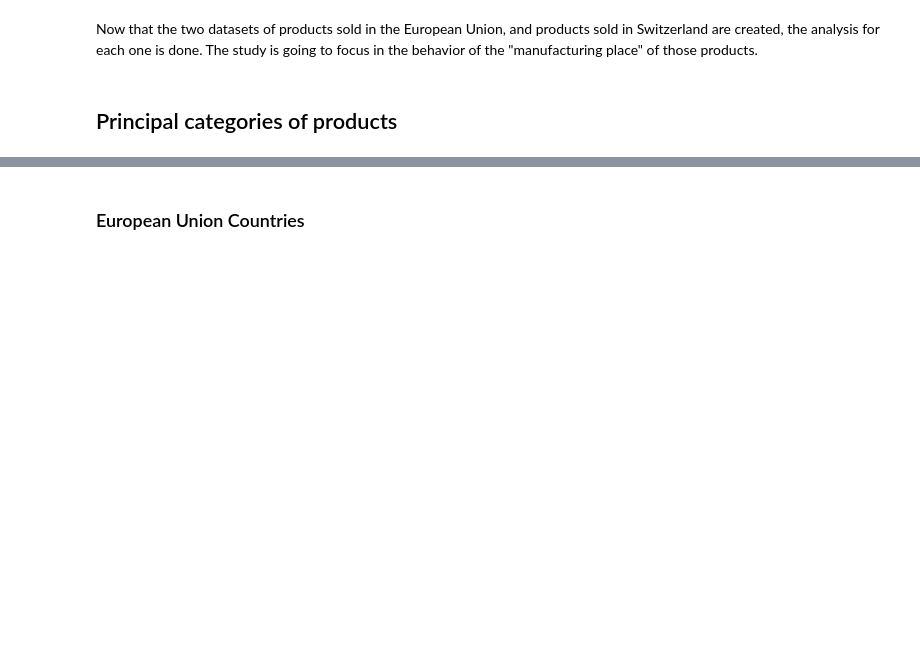
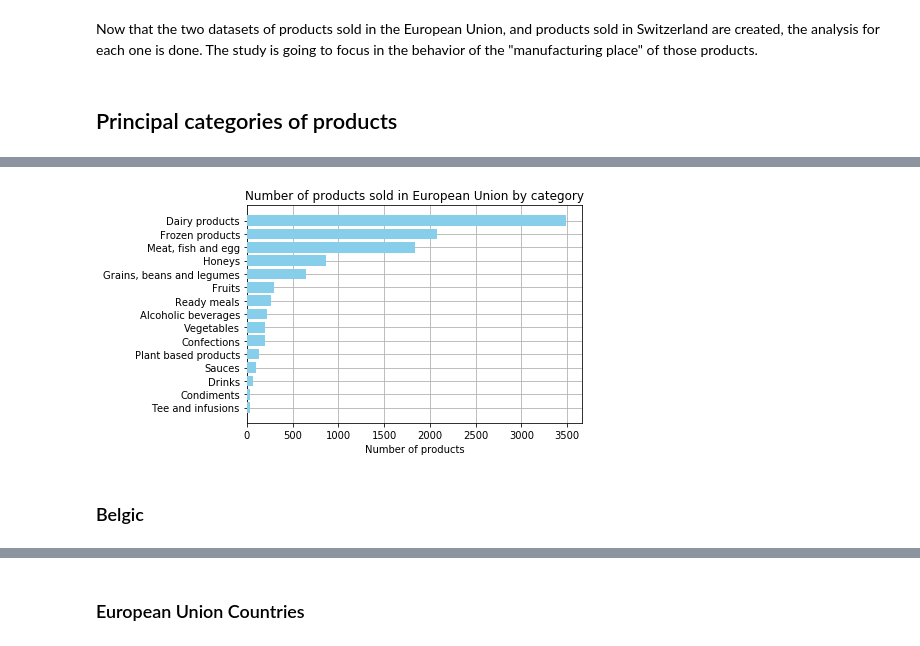
Before and after one commit to MrymZakani/ADA, a Jupyter notebook: project_EU.ipynb, the cells around one changed output, grey strips where cells are left out. Cells and saved outputs as stored; diff of their text form; code cells hidden in the pictures; blank space fills up the shorter version.

Commit message:
results on product categories for some countries

```diff
--- a/project_EU.ipynb
+++ b/project_EU.ipynb
@@ -255,0 +310,5 @@ openfood = pd.read_csv(DATA_FOLDER + openfood_file, sep = '\t')
+# %%
+#filter for identifying products from european countries
+# Clean countries
+cleaned_categories= pd.read_csv("cleaning_data/categories_db.csv",sep=',', error_bad_lines=False, encoding = "utf-8")
+cleaned_categories.head()
@@ -255,0 +326,5 @@ openfood = pd.read_csv(DATA_FOLDER + openfood_file, sep = '\t')
+# %%
+#filter with 21 categories (with or structure)
+cleaned_categories['filterCat'] = cleaned_categories['categories']
+for i in range (0,len(cleaned_categories)):
+    cleaned_categories['filterCat'][i] = cleaned_categories['categories'][i].replace(", ","|")
@@ -255,0 +338,6 @@ openfood = pd.read_csv(DATA_FOLDER + openfood_file, sep = '\t')
+# %%
+eu_categories_df = eu_categories.toPandas()
+# %%
+for i in range (0,len(cleaned_categories)):
+    cleaned_categories['Count'][i] = (eu_categories_df.product_name.str.contains(cleaned_categories['filterCat'][i],regex=True) | (eu_categories_df.categories.str.contains(cleaned_categories['filterCat'][i],regex=True))).sum()
+    print('Total products in category ',i," :",cleaned_categories['Count'][i])
@@ -255,0 +365,17 @@ openfood = pd.read_csv(DATA_FOLDER + openfood_file, sep = '\t')
+# %%
+# Extract the 15 most frequent categories and number of occurances.
+categories = cleaned_categories.sort_values(by='Count',ascending = False)#target_categories.toPandas()
+categories = categories.head(15)
+
+# Plot the most frequent categories
+fig, ax = plt.subplots()
+ax.grid(zorder=-1)
+plt.barh(categories.category_main, categories.Count, zorder=3, color='skyblue')
+plt.xlabel('Number of products')
+plt.title('Number of products sold in European Union by category')
+ax.invert_yaxis()
+plt.show()
+# %% [output]
+[figure, added]
+# %% [markdown]
+### Belgic
```
Also changed, not shown: parts of 42 cells of this notebook.
